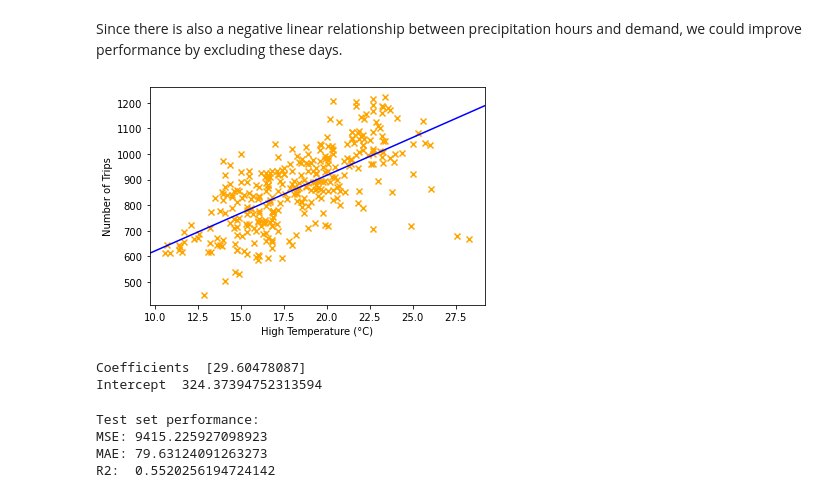
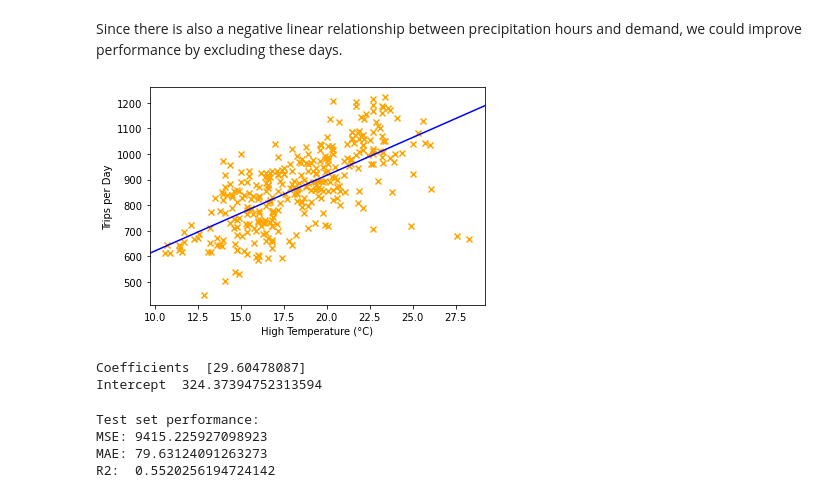
Before and after one commit to mschwa1010/AA_2022-23_Team_8, a Jupyter notebook: Prediction.ipynb, the cells around one changed output. Drawn from its saved outputs; the diff is of its cells as text; code cells hidden in the pictures.

```diff
--- a/Prediction.ipynb
+++ b/Prediction.ipynb
@@ -197,19 +232,19 @@ model_pred = model.predict(X_test_daily.values.reshape(-1,1))
 # %%
 plt.scatter( X_daily,y_daily, marker = 'x', c='orange')
 xlim, ylim =(plt.gca().get_xlim(), plt.gca().get_ylim())
 
 Z = np.linspace(9,30)
 T = model.intercept_ + model.coef_*Z
 
 plt.plot(Z,T, c="b")
 plt.xlim(xlim)
 plt.ylim(ylim)
 plt.xlabel("High Temperature (°C)")
-plt.ylabel("Number of Trips")
+plt.ylabel("Trips per Day")
 plt.show()
 print("Coefficients ", model.coef_, "\nIntercept ", model.intercept_ )
 # %% [output]
-[figure, old version]
+[figure, new version]
 Coefficients  [29.60478087]
 Intercept  324.37394752313594
 # %%
```
Also changed, not shown: parts of 18 cells of this notebook.
